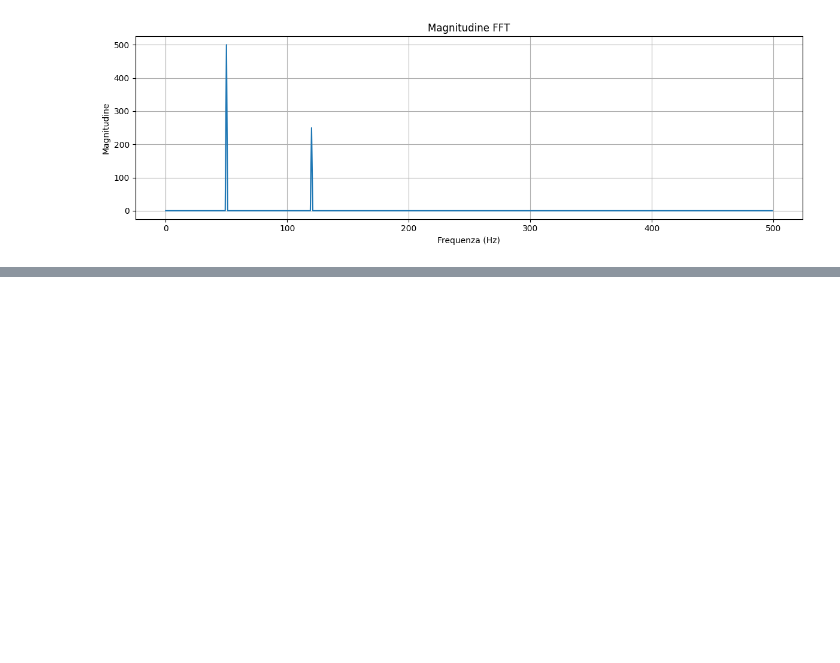
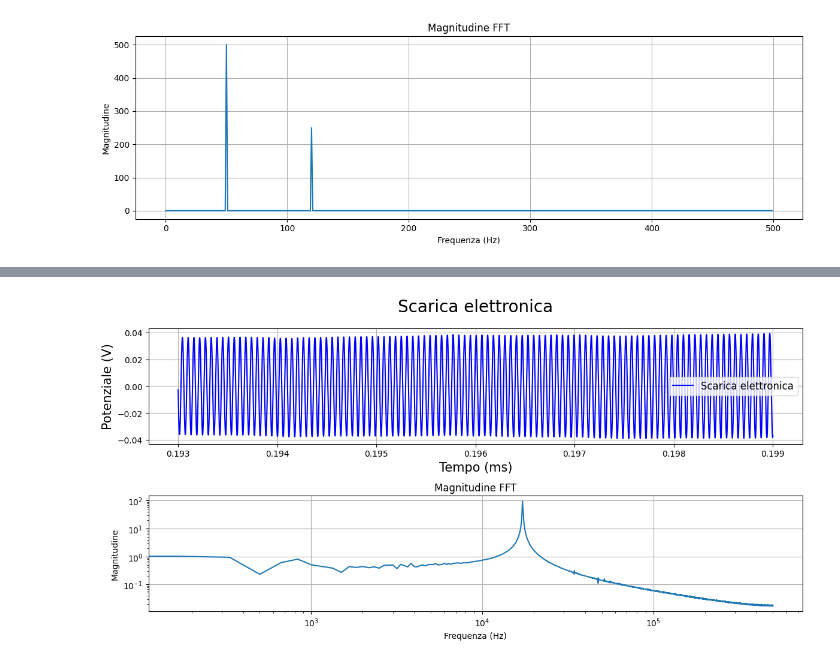
Before and after one commit to Negrini085/LaboPlasmi, a Jupyter notebook: Esperienze/Esperienza 1/esp1.ipynb, the cells around one changed output, grey strips where cells are left out. Drawn from its saved outputs; the diff is of its cells as text; code cells hidden in the pictures; blank space fills up the shorter version.

```diff
--- a/Esperienze/Esperienza 1/esp1.ipynb
+++ b/Esperienze/Esperienza 1/esp1.ipynb
@@ -1091,0 +1096,92 @@ plt.show()
+# %%
+filename = 'Dati/Signals/series1_200ms/segnale02.txt'
+tmin = 0.193
+tmax = 0.199
+udmt = 0.001
+
+# Lettura del file saltando le prime tre righe e specificando le colonne
+data = pd.read_csv(filename, delim_whitespace=True, skiprows=3, header=None)
+
+#----------------------------#
+#    Leggo e tolgo offset    #
+#----------------------------#
+t = data[0].astype(float)
+v = data[1].astype(float)
+v_off = np.mean(v[:30000])
+v = v - v_off
+
+
+#-----------------------------#
+#     Faccio lo smoothing     #
+#-----------------------------#
+v_smooth = moving_av(v, window_size = 100)
+t = t[:len(v_smooth)] * udmt
+dt = t[151] - t[150]
+
+
+
+#----------------------------------------#
+#   Considero solo la regione richiesta  #
+#----------------------------------------#
+mask = (t < tmax) & (t > tmin)
+v_smooth = v_smooth[mask]
+t = t[mask]
+
+
+#----------------------------------------#
+#      Faccio la trasformata Fourier     #
+#----------------------------------------#
+fft_result = np.fft.fft(v_smooth)
+n = len(t)
+freq = np.fft.fftfreq(n, dt)
+
+
+
+#------------------------------------------#
+#    Mi limito alla regione interessante   #
+#------------------------------------------#
+magnitude = np.abs(fft_result)
+freq = freq[:n//2]
+magnitude = magnitude[:n//2]
+
+
+
+#--------------------------------#
+#   Trovare i picchi della FFT   #
+#--------------------------------#
+amp1 = np.max(magnitude); ind1 = np.argmax(magnitude)                       # Prima armonica
+amp3 = np.max(magnitude[int(29 * ind1/10) : int(31 * ind1/10)]);               # Terza armonica
+ind3 = np.argmax(magnitude[int(29 * ind1/10) : int(31 * ind1/10)])             # Terza armonica
+
+print('La frequenza della prima armonica del modo uno è pari a: ', round(freq[ind1], 6))
+print('La frequenza della terza armonica del modo uno è pari a: ', round(freq[ind3 + int(29 * ind1/10)], 6))
+
+plt.figure(figsize=(12, 6))
+
+plt.subplot(2, 1, 1)
+
+plt.plot(t, v_smooth, 'b-', label = 'Scarica elettronica')
+plt.xlabel('Tempo (ms)', fontsize = 15)
+plt.ylabel('Potenziale (V)', fontsize = 15)
+plt.title('Scarica elettronica', fontsize = 20, pad = 20)
+plt.grid(True)
+plt.legend(fontsize = 12)
+
+
+
+plt.subplot(2, 1, 2)
+
+plt.loglog(freq, magnitude)
+plt.title('Magnitudine FFT')
+plt.xlabel('Frequenza (Hz)')
+plt.ylabel('Magnitudine')
+plt.grid()
+
+
+plt.tight_layout()
+plt.show()
+
+del n, freq, magnitude
+del filename, tmin, tmax, udmt, data
+del t, v, v_off, v_smooth, dt, mask, fft_result
+# %% [output]
@@ -1091,0 +1190 @@ plt.show()
+[figure, added]
```
Also changed, not shown: parts of 5 cells of this notebook, 2 other files.
